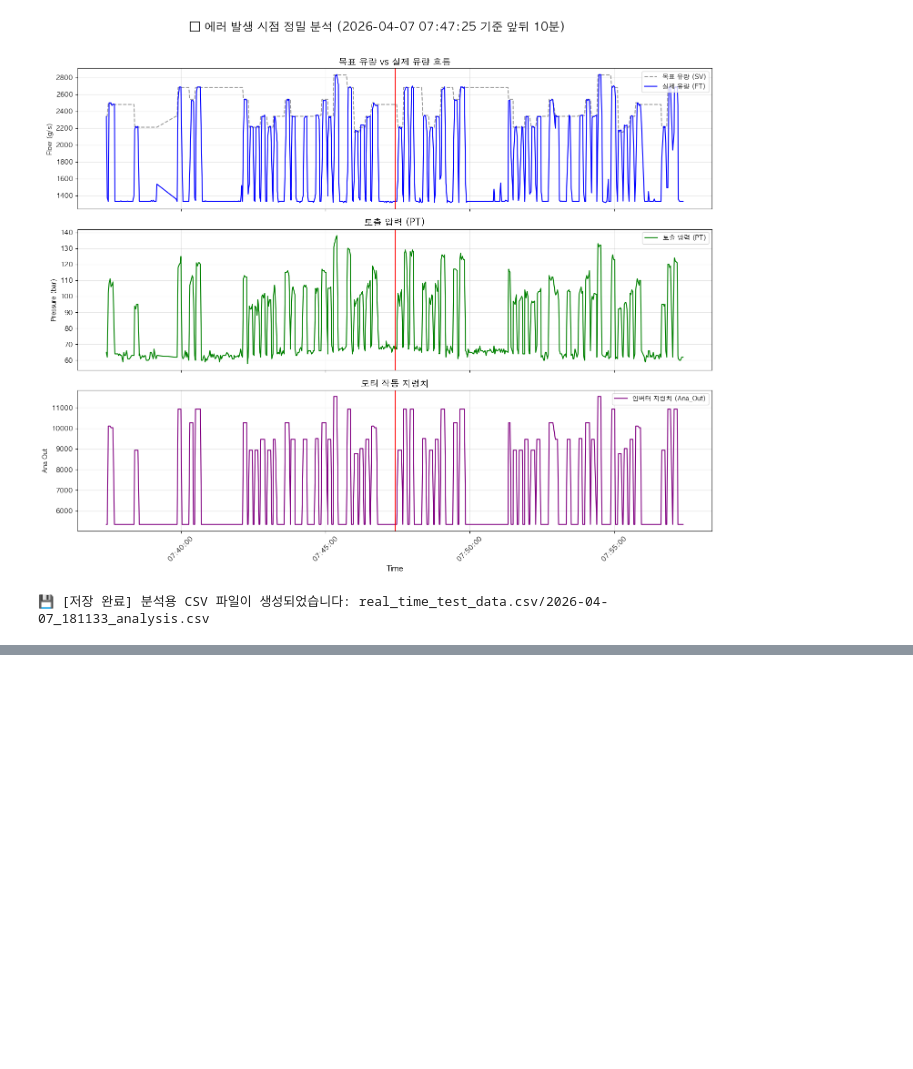
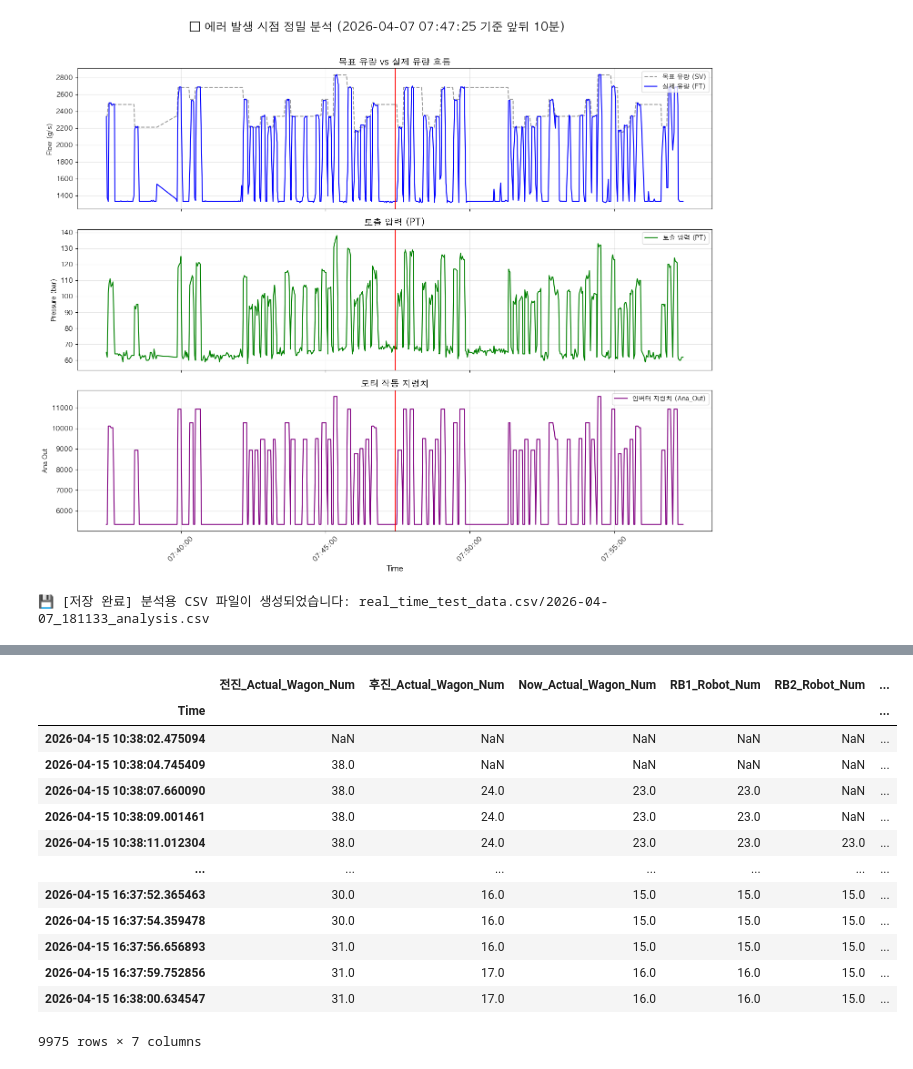
Before and after one commit to JeonJae02/KTA_Train, a Jupyter notebook: vis.ipynb, the cells around one changed output, grey strips where cells are left out. Saved outputs shown, nothing was run; the diff lists cells and outputs as text; code cells hidden in the pictures; blank space fills up the shorter version.

```diff
--- a/vis.ipynb
+++ b/vis.ipynb
@@ -825,0 +1014,17 @@ extractor.save_to_csv(model_df, "real_time_test_data.csv")
+# %%
+df_vis
+# %% [output]
+|  | 전진_Actual_Wagon_Num | 후진_Actual_Wagon_Num | Now_Actual_Wagon_Num | RB1_Robot_Num | RB2_Robot_Num | ... |
+| Time |  |  |  |  |  | ... |
+| 2026-04-15 10:38:02.475094 | NaN | NaN | NaN | NaN | NaN | ... |
+| 2026-04-15 10:38:04.745409 | 38.0 | NaN | NaN | NaN | NaN | ... |
+| 2026-04-15 10:38:07.660090 | 38.0 | 24.0 | 23.0 | 23.0 | NaN | ... |
+| 2026-04-15 10:38:09.001461 | 38.0 | 24.0 | 23.0 | 23.0 | NaN | ... |
+| 2026-04-15 10:38:11.012304 | 38.0 | 24.0 | 23.0 | 23.0 | 23.0 | ... |
+| ... | ... | ... | ... | ... | ... | ... |
+| 2026-04-15 16:37:52.365463 | 30.0 | 16.0 | 15.0 | 15.0 | 15.0 | ... |
+| 2026-04-15 16:37:54.359478 | 30.0 | 16.0 | 15.0 | 15.0 | 15.0 | ... |
+| 2026-04-15 16:37:56.656893 | 31.0 | 16.0 | 15.0 | 15.0 | 15.0 | ... |
+| 2026-04-15 16:37:59.752856 | 31.0 | 17.0 | 16.0 | 16.0 | 15.0 | ... |
+| 2026-04-15 16:38:00.634547 | 31.0 | 17.0 | 16.0 | 16.0 | 15.0 | ... |
+9975 rows × 7 columns
```
Also changed, not shown: parts of 12 cells of this notebook, 5 other files.
